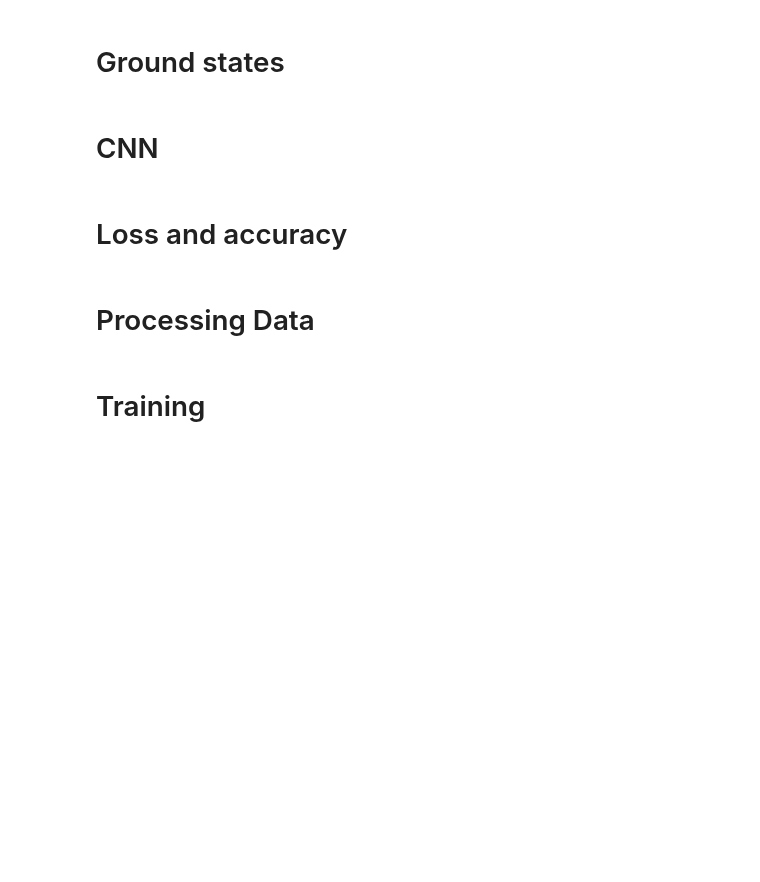
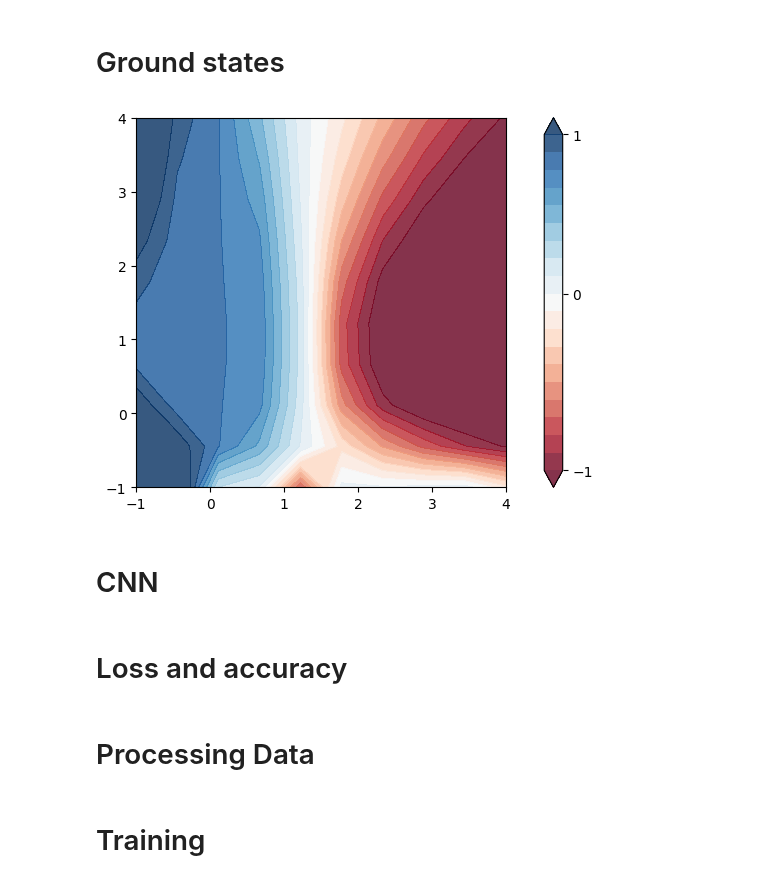
Before and after one commit to erikrecio/qurriculum_learning, a Jupyter notebook: Phase Recognition/main_penny5-jaxopt.ipynb, the cells around one changed output. Drawn from its saved outputs; the diff is of its cells as text; code cells hidden in the pictures; blank space fills up the shorter version.

```diff
--- a/Phase Recognition/main_penny5-jaxopt.ipynb
+++ b/Phase Recognition/main_penny5-jaxopt.ipynb
@@ -42,6 +42,7 @@ loss_type = "cross_entropy" # "cross_entropy", "mean_squares"
 initialization = "gaussian" # "gaussian", "uniform"
 
 # Data hyper-parameters
+ham = "ssh" # "gch" (Generalized Cluster Hamiltonian) or "ssh" (Su-Schrieffer-Heeger)
 batch_size = 10     # batch training size
 train_size = 50      # Total ground states that will be used for training
 val_size = 1000      # Total gound states with training + validation
@@ -90,14 +91,21 @@ def Y(i):
 def Z(i):
     return qml.PauliZ(i)
 # %%
-@jax.jit
+# @jax.jit
 def ground_state(j1, j2):
 
     hamiltonian = 0
-    for i in range(nqubits):
-        hamiltonian += Z(i)
-        hamiltonian -= j1 * X(i) @ X((i+1)%nqubits)
-        hamiltonian -= j2 * X((i-1)%nqubits) @ Z(i) @ X((i+1)%nqubits)
+
+    if ham == "gch":
+        for i in range(nqubits):
+            hamiltonian += Z(i)
+            hamiltonian -= j1 * X(i) @ X((i+1)%nqubits)
+            hamiltonian -= j2 * X((i-1)%nqubits) @ Z(i) @ X((i+1)%nqubits)
+    elif ham == "ssh":
+        for i in range(nqubits//2):
+            hamiltonian += 1/2*(X(2*i)@X(2*i+1) + Y(2*i)@Y(2*i+1) + j2*Z(2*i)@Z(2*i+1))
+        for i in range((nqubits-1)//2):
+            hamiltonian += j1/2*(X(2*i+1)@X(2*i+2) + Y(2*i+1)@Y(2*i+2) + j2*Z(2*i+1)@Z(2*i+2))
 
     ham_matrix = qml.matrix(hamiltonian)
     _, eigvecs = jnp.linalg.eigh(ham_matrix)
@@ -106,3 +158,18 @@ def ground_state(j1, j2):
+# %%
+plt.figure()
+cm = plt.cm.RdBu
+
+mx = 1#max(predictions_grid)
+mn = -1#min(predictions_grid)
+
+cnt = plt.contourf(
+    xx, yy, pred_grid, levels=np.arange(mn, mx, (mx-mn)/20), cmap=cm, alpha=0.8, extend="both"
+)
+plt.colorbar(cnt, ticks=[mn, (mx+mn)/2, mx])
+plt.axis('square')
+plt.show()
+# %% [output]
+[figure, added]
 # %%
 # Define coordinates of the points of each region# Definir las coordenadas de los puntos de cada región
 region01_coords = np.array([(-2, 1), (2, 1), (4, 3), (4, 4), (-4, 4), (-4, 3)])    # Class 0
```
Also changed, not shown: parts of 1 cell of this notebook.
